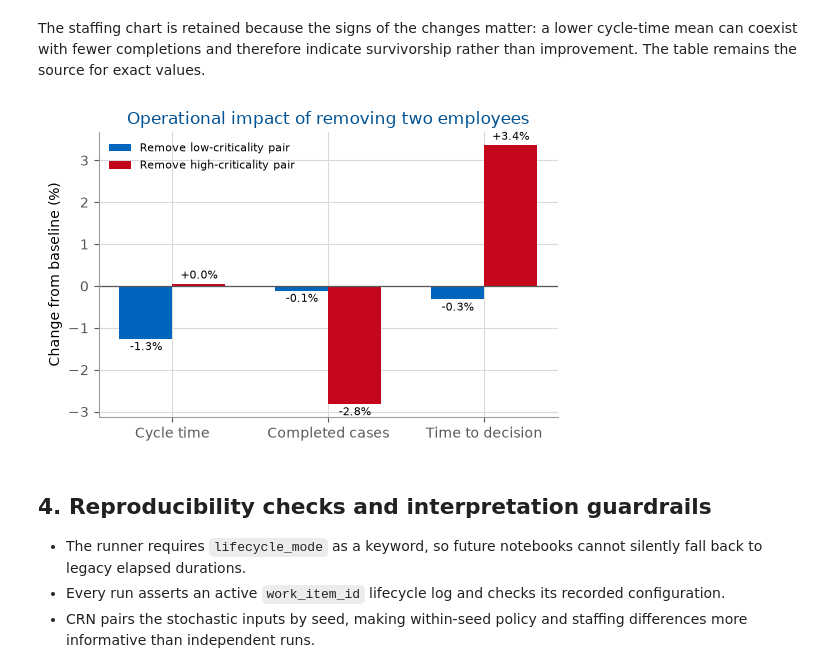
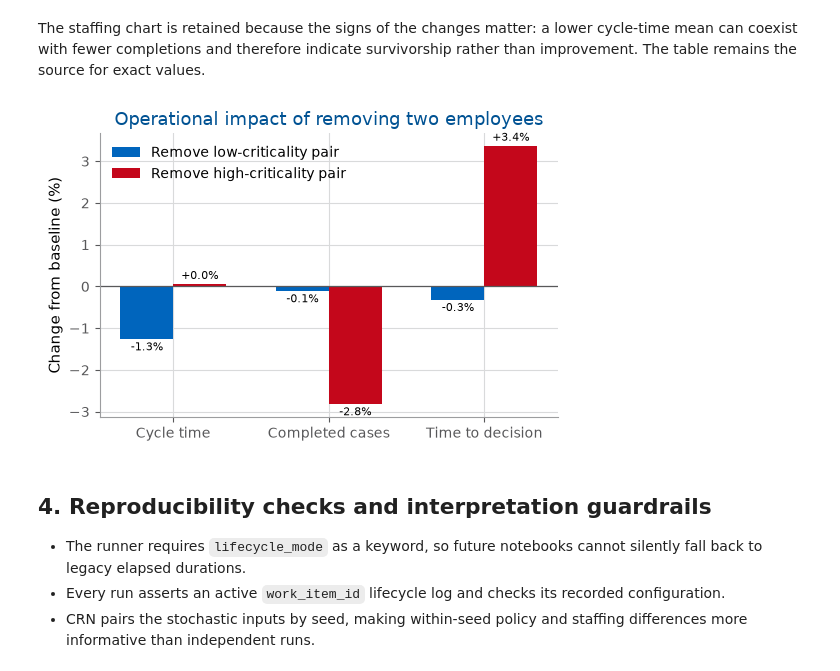
Before and after one commit to ophdn/bpic17-process-mining-group-assignment, a Jupyter notebook: notebooks/04_evaluation.ipynb, the cells around one changed output. Drawn from its saved outputs; the diff is of its cells as text; code cells hidden in the pictures.

Commit message:
style(evaluation): enlarge report figure typography

```diff
--- a/notebooks/04_evaluation.ipynb
+++ b/notebooks/04_evaluation.ipynb
@@ -507,27 +506,30 @@ The staffing chart is retained because the signs of the changes matter: a lower
 # %%
 fig, ax = plt.subplots(figsize=(5.4, 3.6))
 x = np.arange(len(impact.columns))
 width = 0.34
 for offset, (scenario, color, label) in enumerate([
     ("remove_low", TUM_BLUE, "Remove low-criticality pair"),
     ("remove_high", TUM_RED, "Remove high-criticality pair"),
 ]):
     values = impact.loc[scenario].to_numpy()
     bars = ax.bar(x + (offset - 0.5) * width, values, width, color=color, label=label)
     ax.bar_label(bars, fmt="%+.1f%%", fontsize=8, padding=2)
 ax.axhline(0, color=TUM_GRAY_DARK, lw=0.9)
 ax.set(
     xticks=x,
     xticklabels=impact.columns,
     ylabel="Change from baseline (%)",
     title="Operational impact of removing two employees",
 )
-ax.legend(fontsize=8)
+ax.set_ylabel("Change from baseline (%)", fontsize=11)
+ax.set_title("Operational impact of removing two employees", fontsize=13)
+ax.tick_params(labelsize=10)
+ax.legend(fontsize=10)
 fig.tight_layout()
 save_figure(fig, "04_staffing_impact")
 plt.show()
 # %% [output]
-[figure, old version]
+[figure, new version]
 # %% [markdown]
 ## 4. Reproducibility checks and interpretation guardrails
 
```
Also changed, not shown: parts of 1 cell of this notebook, 4 other files.
